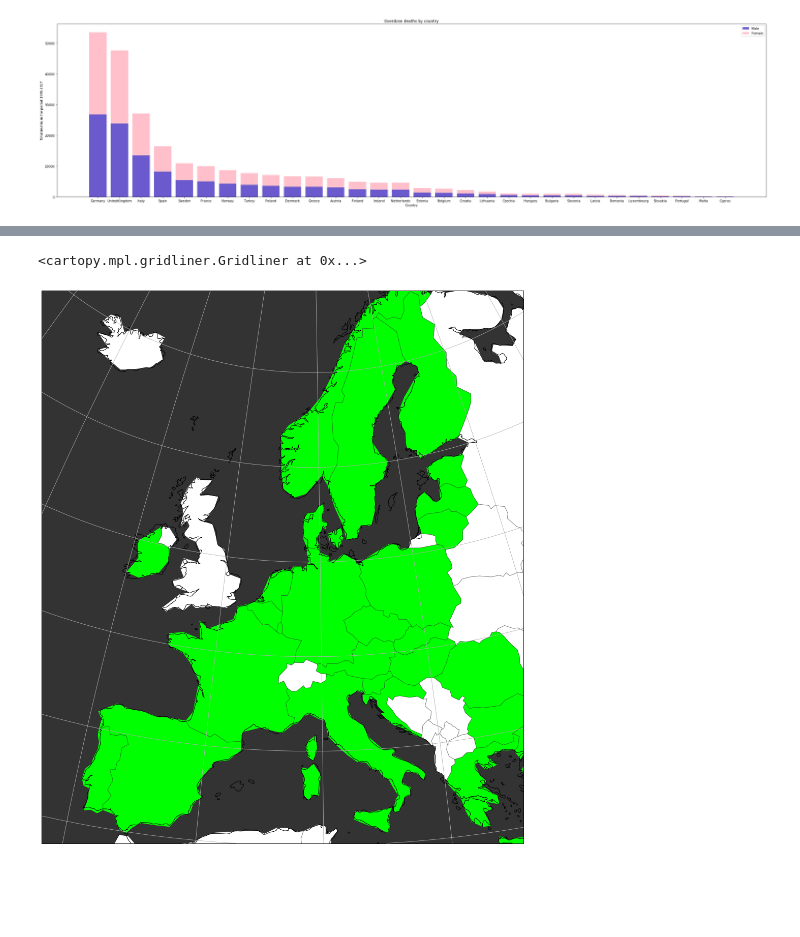
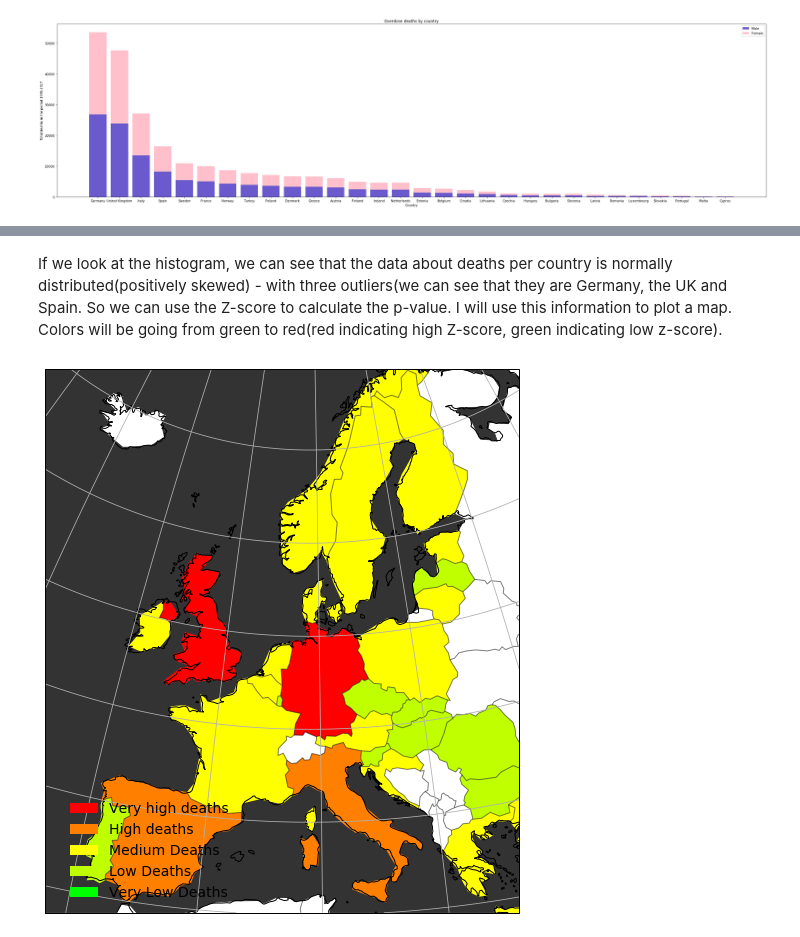
Before and after one commit to danilo1214/PR20ddpdjphv, a Jupyter notebook: Main.ipynb, the cells around one changed output, grey strips where cells are left out. Drawn from its saved outputs; the diff is of its cells as text; code cells hidden in the pictures; blank space fills up the shorter version.

```diff
--- a/Main.ipynb
+++ b/Main.ipynb
@@ -23,14 +27,14 @@ def replaceNan(data, indxs, val):
             data[i] = val
 for i,row in m.iterrows():
     if type(row["Country"]) is str:
-        country = row["Country"].replace(" ", "").replace("*", "")
+        country = row["Country"].strip().replace("*", "").strip()
         dataM[country] = [row[col] for col in m.columns[:-1][1:]]
         nan_indx = np.isnan(dataM[country])
         replaceNan(dataM[country], nan_indx,0)
 
 for i,row in f.iterrows():
     if type(row["Country"]) is str:
-        country = row["Country"].replace("*", "").replace(" ", "")
+        country = row["Country"].strip().replace("*", "").strip()
         dataF[country] = [row[col] for col in f.columns[:-1][1:]]
         nan_indx = np.isnan(dataF[country])
         replaceNan(dataF[country], nan_indx,0)
@@ -53,9 +57,9 @@ plt.ylabel("Total deaths in the period 1995-2017")
 data =[sum(dataM[k]) + sum(dataF[k])  for k in sortedMaleKeys]
 
 zscores = dict(zip(sortedMaleKeys,stats.zscore(data)))
+
 stdDeaths = np.std(data)
 meanDeaths = np.mean(data)
-
 plt.legend()
 # %% [output]
 <matplotlib.legend.Legend at 0x...>
@@ -63,25 +75,55 @@ plt.legend()
+# %% [markdown]
+If we look at the histogram, we can see that the data about deaths per country is normally distributed(positively skewed) - with three outliers(we can see that they are Germany, the UK and Spain. So we can use the Z-score to calculate the p-value. I will use this information to plot a map. Colors will be going from green to red(red indicating high Z-score, green indicating low z-score).
 # %%
 import cartopy
 import cartopy.io.shapereader as shpreader
 import cartopy.crs as ccrs
+import matplotlib.patches as mpatches
+def getColor(zVal):
+    bot10 = stats.norm.ppf(0.05)
+    top10 = stats.norm.ppf(1-0.05)
 
-plt.figure(figsize=(20, 20))
+    bot30 = stats.norm.ppf(0.3)
+    top30 = stats.norm.ppf(1-0.3)
+
+    if zVal > bot10 and zVal < top10:
+        if zVal > bot30 and zVal < top30:
+            return (1,1,0) ##yellow
+        if zVal> bot30:
+            return (1,0.5,0) ##orange
+        return (0.75,1,0) ##lime
+
+
+
+    if zVal> bot10:
+        return (1,0,0) ##red
+    return (0,1,0) ##green
+
+
+plt.figure(figsize=(10, 10))
 ax = plt.axes(projection=ccrs.EuroPP())
 
 shpfilename = shpreader.natural_earth(resolution='110m',
                                       category='cultural',
                                       name='admin_0_countries')
 reader = shpreader.Reader(shpfilename)
 countries = reader.records()
 for country in countries:
-    if country.attributes["NAME"] in data:
-        ax.add_geometries([country.geometry], crs=ccrs.PlateCarree(), facecolor=(0, 1, 0))
-plt.rcParams["figure.figsize"] = (50,50)
+    if country.attributes["NAME"] in sortedMaleKeys:
+        ax.add_geometries([country.geometry], crs=ccrs.PlateCarree(), facecolor=getColor(zscores[country.attributes["NAME"]]))
 
 ax.add_feature(cartopy.feature.BORDERS, linestyle='-', alpha=.5)
 ax.coastlines(resolution='50m')
 ax.add_feature(cartopy.feature.OCEAN,facecolor=(0.2,0.2,0.2))
 ax.gridlines()
+values = ["Very high deaths", "High deaths", "Medium Deaths", "Low Deaths", "Very Low Deaths"]
+rects = []
+
+colors = [(1,0,0), (1,0.5,0), (1,1,0), (0.75,1,0), (0,1,0)]
+for i in range(len(values)):
+    rects.append(mpatches.Rectangle((0, 0), 1, 1, facecolor=colors[i]))
+ax.legend(rects, values,loc='lower left', bbox_to_anchor=(0.025, -0.0), fancybox=True, frameon=False, fontsize=14)
+
+leg = ax.get_legend()
 # %% [output]
-<cartopy.mpl.gridliner.Gridliner at 0x...>
-[figure, old version]
+[figure, new version]
```
Also changed, not shown: parts of 4 cells of this notebook.
